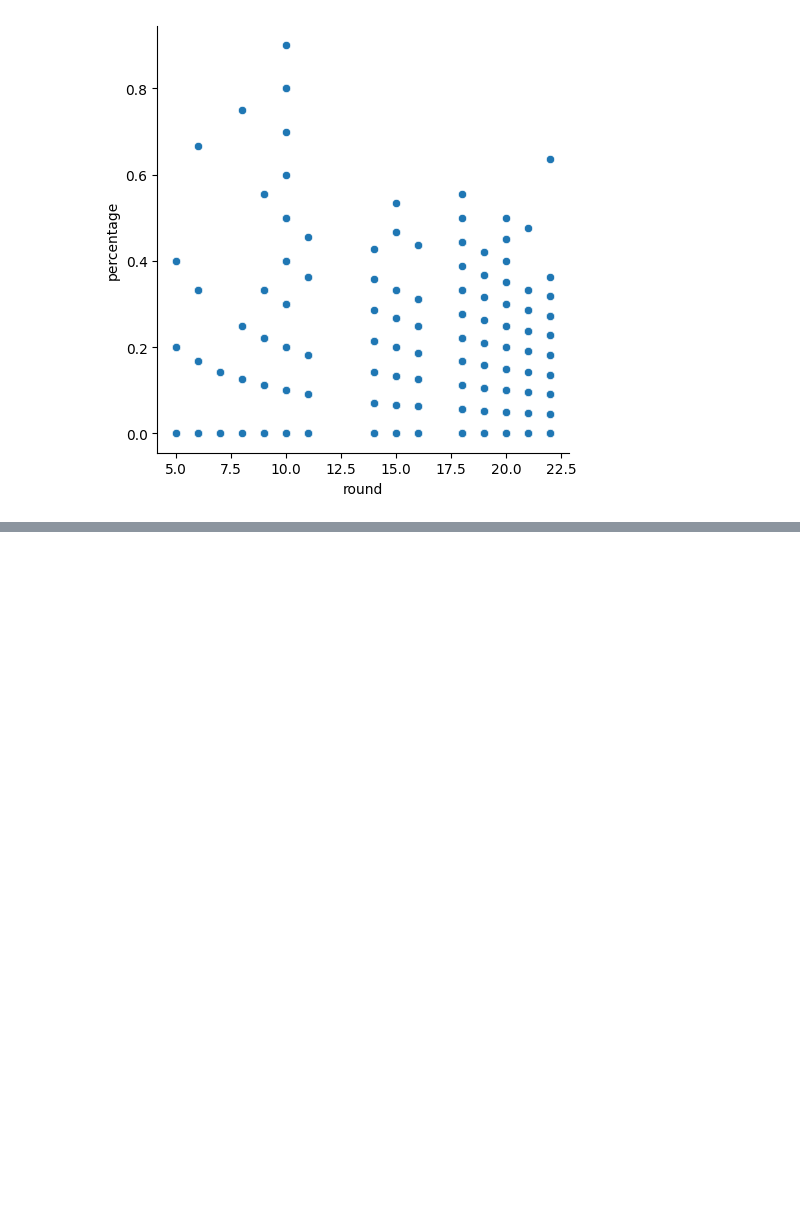
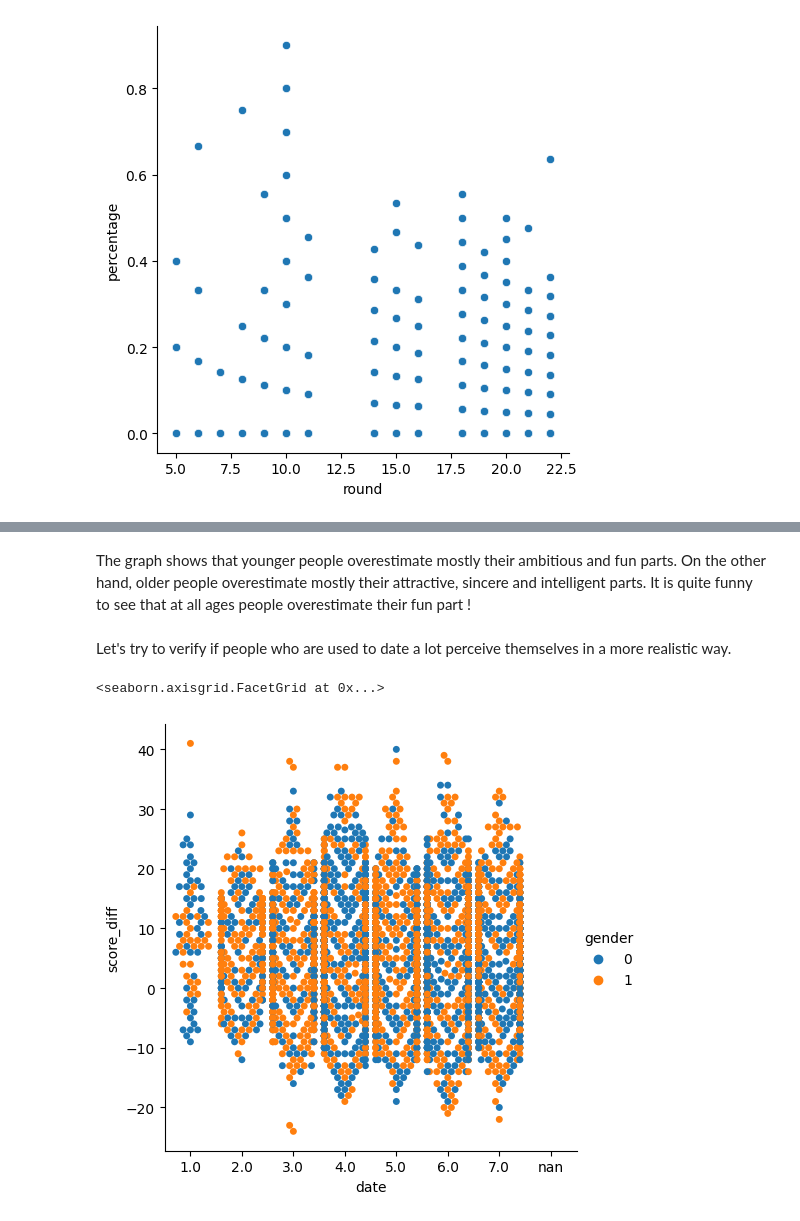
Before and after one commit to Lise-g/Bloc_2, a Jupyter notebook: speed_dating/speed_dating_lise.ipynb, the cells around one changed output, grey strips where cells are left out. Saved outputs shown, nothing was run; the diff lists cells and outputs as text; code cells hidden in the pictures; blank space fills up the shorter version.

```diff
--- a/speed_dating/speed_dating_lise.ipynb
+++ b/speed_dating/speed_dating_lise.ipynb
@@ -429,0 +306,14 @@ Name: match, dtype: float64
+# %% [markdown]
+The graph shows that younger people overestimate mostly their ambitious and fun parts. On the other hand, older people overestimate mostly their attractive, sincere and intelligent parts.
+It is quite funny to see that at all ages people overestimate their fun part !
+# %% [markdown]
+Let's try to verify if people who are used to date a lot perceive themselves in a more realistic way.
+# %%
+# calculate the difference of score between people and the score given by their partner
+
+df1['score_diff'] = df1['attr3_1'] + df1['sinc3_1'] + df1['intel3_1'] + df1['fun3_1'] + df1['amb3_1'] - df1['attr_o'] - df1['sinc_o'] - df1['intel_o'] - df1['fun_o'] - df1['amb_o']
+# %%
+sns.catplot(data = df1, x='date', y='score_diff', kind="swarm", hue='gender')
+# %% [output]
+<seaborn.axisgrid.FacetGrid at 0x...>
+[figure, added]
```
Also changed, not shown: parts of 70 cells of this notebook.
